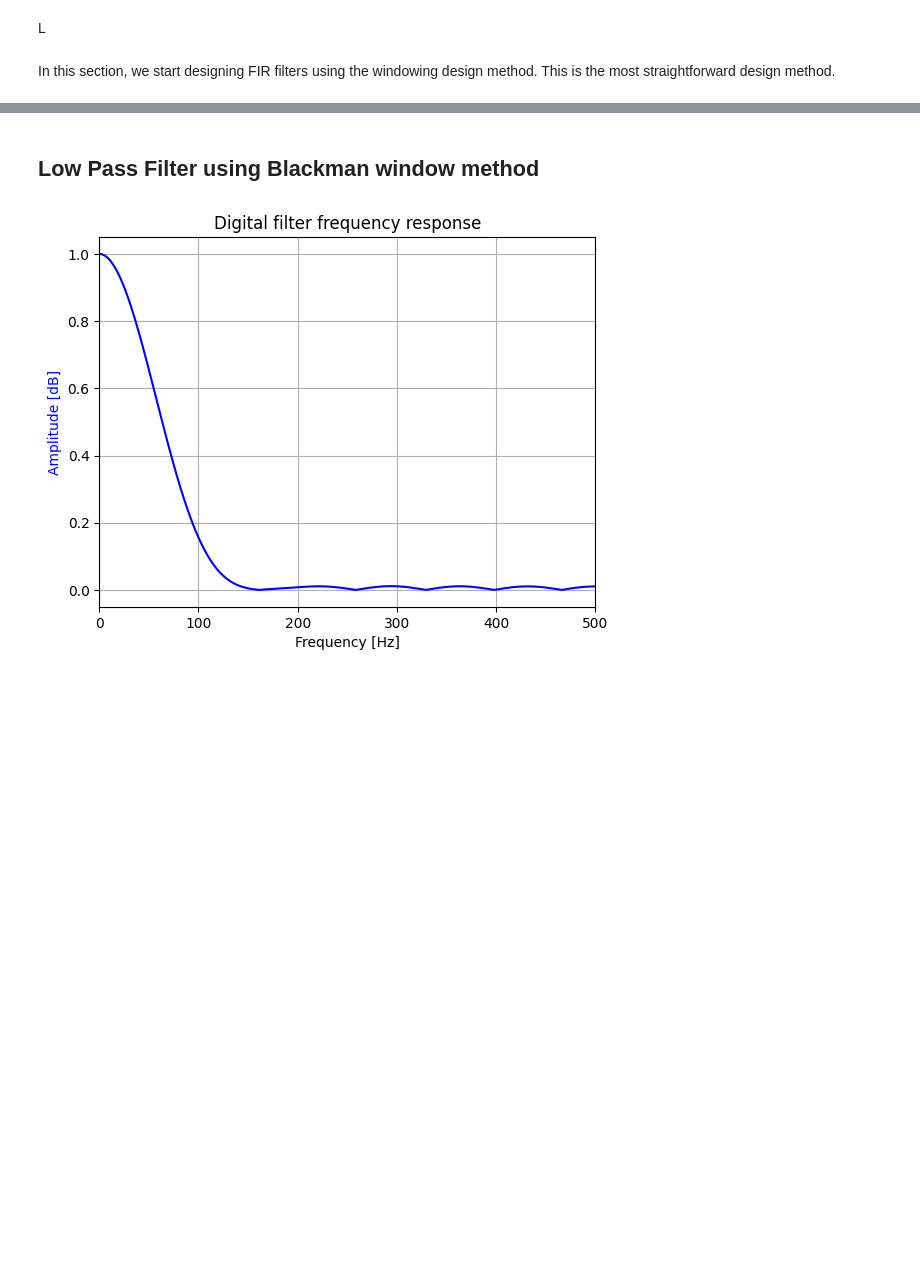
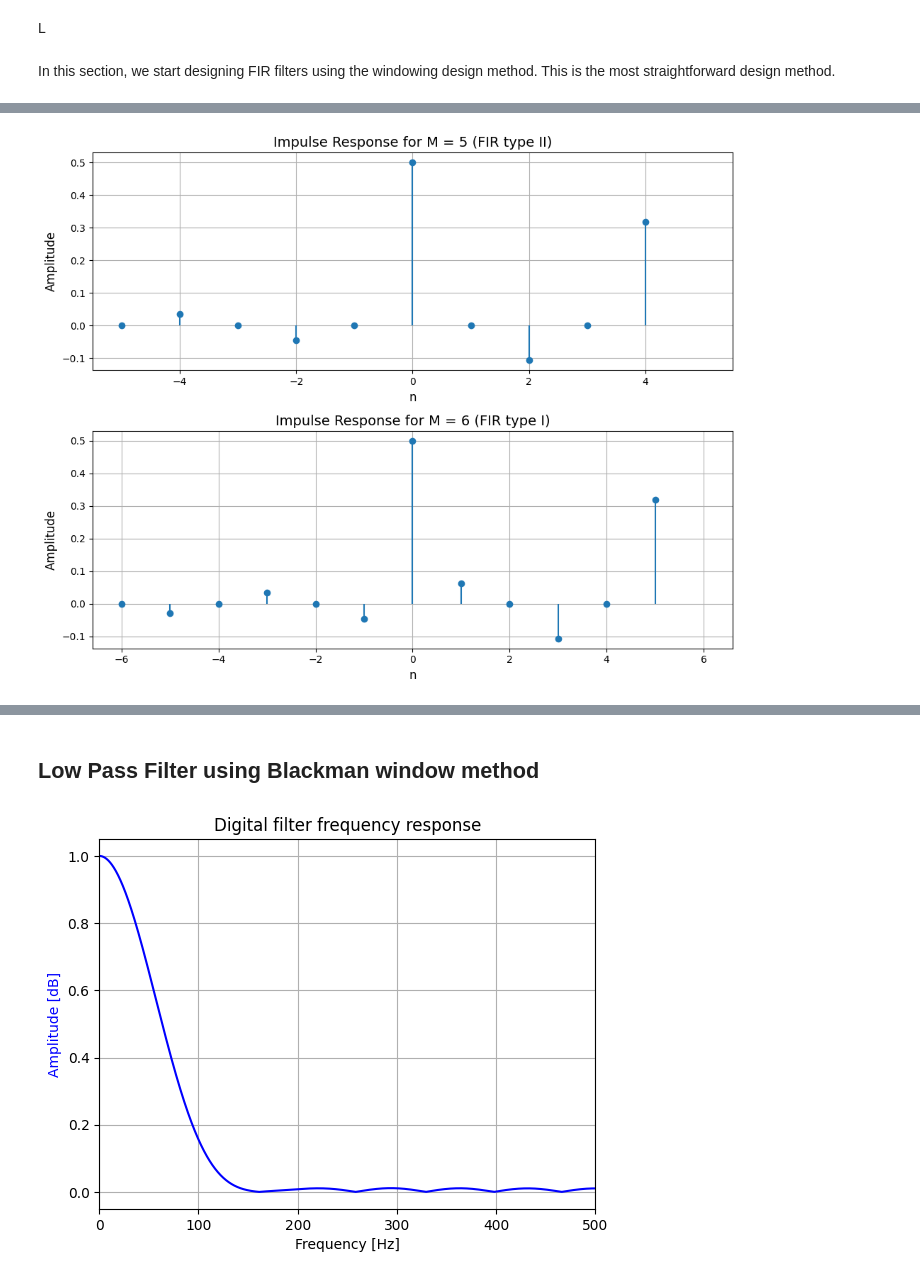
Before and after one commit to IvonLuiz/FIR_Filter_WindowMethod, a Jupyter notebook: notebook/FIR.ipynb, the cells around one changed output, grey strips where cells are left out. Saved outputs shown, nothing was run; the diff lists cells and outputs as text; code cells hidden in the pictures; blank space fills up the shorter version.

```diff
--- a/notebook/FIR.ipynb
+++ b/notebook/FIR.ipynb
@@ -16,0 +106,38 @@ numtaps = 15 # Size of the FIR filter
+# %%
+# Define the cutoff frequency
+wc = np.pi / 2
+
+# Define n for M=5 (FIR type II) and M=6 (FIR type I)
+M1 = 5
+M2 = 6
+
+n1 = np.arange(-M1, M1 + 1)
+n2 = np.arange(-M2, M2 + 1)
+
+# Compute the ideal impulse responses for M=5 and M=6
+hd_M1 = np.sin(wc * (n1 - M1)) / (np.pi * (n1 - M1))
+hd_M2 = np.sin(wc * (n2 - M2)) / (np.pi * (n2 - M2))
+
+# Handle the case where n - M = 0 to avoid division by zero
+hd_M1[M1] = wc / np.pi
+hd_M2[M2] = wc / np.pi
+
+# Plot the impulse responses
+fig, ax = plt.subplots(2, 1, figsize=(10, 8))
+
+ax[0].stem(n1, hd_M1, basefmt=" ")
+ax[0].set_title(f'Impulse Response for M = {M1} (FIR type II)', fontsize=14)
+ax[0].set_xlabel('n', fontsize=12)
+ax[0].set_ylabel('Amplitude', fontsize=12)
+ax[0].grid(True)
+
+ax[1].stem(n2, hd_M2, basefmt=" ")
+ax[1].set_title(f'Impulse Response for M = {M2} (FIR type I)', fontsize=14)
+ax[1].set_xlabel('n', fontsize=12)
+ax[1].set_ylabel('Amplitude', fontsize=12)
+ax[1].grid(True)
+
+plt.tight_layout()
+plt.show()
+# %% [output]
+[figure, added]
```
Also changed, not shown: parts of 5 cells of this notebook.
